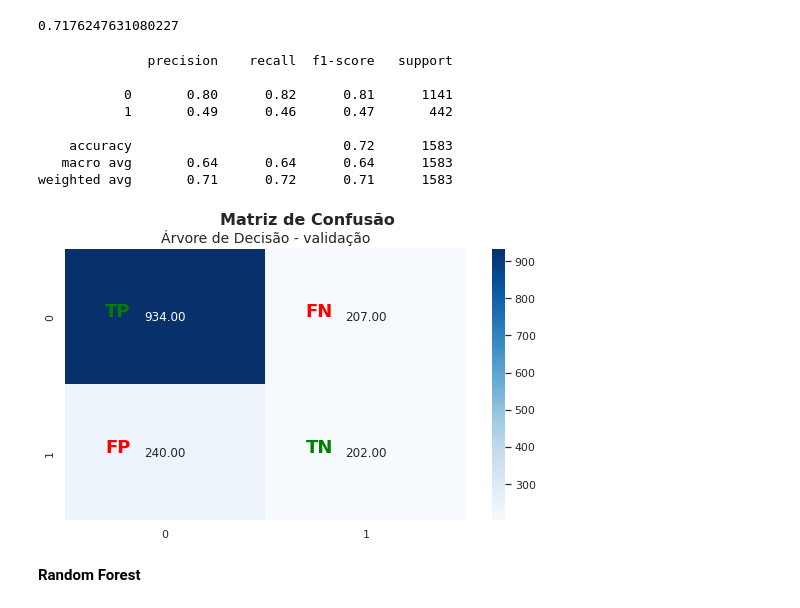
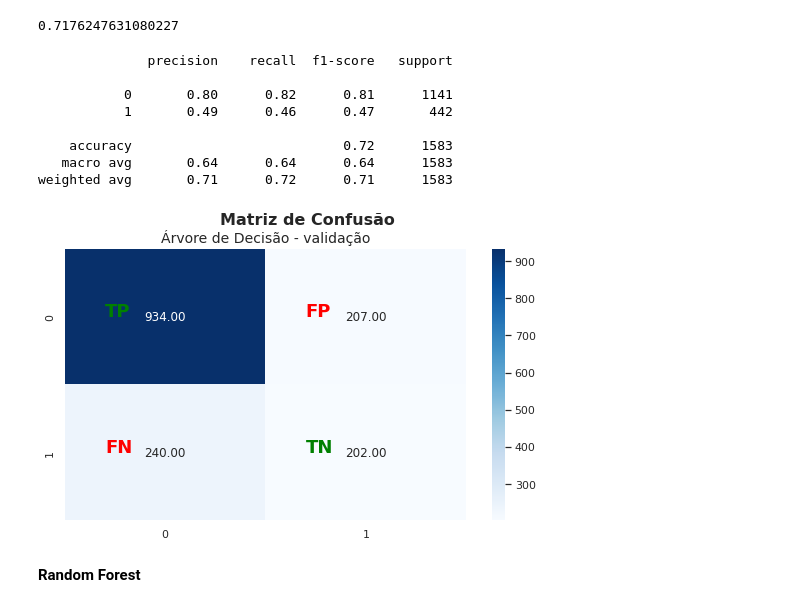
Before and after one commit to FGalvao77/Classificador-de-CHURN, a Jupyter notebook: Classificador_de_Churn.ipynb, the cells around one changed output. Drawn from its saved outputs; the diff is of its cells as text; code cells hidden in the pictures.

```diff
--- a/Classificador_de_Churn.ipynb
+++ b/Classificador_de_Churn.ipynb
@@ -521,32 +521,32 @@ accuracy_score(y_val, preds_dectree)
 # %%
 # imprimindo o relatório de classificação dos dados de validação do modelo
 print(classification_report(y_val, preds_dectree))
 
 # visualizando graficamente a matriz de confusão dos dados de validação do modelo
 fig = plt.figure(figsize=[9, 5])
 fig.suptitle('Matriz de Confusão\n', fontsize=16, fontweight='bold')
 
 sns.heatmap(confusion_matrix(y_val, preds_dectree), cmap='Blues', annot=True, fmt='.2f')
 plt.title('Árvore de Decisão - validação', fontsize=14)
 plt.xticks()
 plt.yticks()
 
 plt.annotate('TP', (0.2,0.5), fontsize=18, fontweight='bold', color='green')
-plt.annotate('FN', (1.2,0.5), fontsize=18, fontweight='bold', color='red')
-plt.annotate('FP', (0.2,1.5), fontsize=18, fontweight='bold', color='red')
+plt.annotate('FP', (1.2,0.5), fontsize=18, fontweight='bold', color='red')
+plt.annotate('FN', (0.2,1.5), fontsize=18, fontweight='bold', color='red')
 plt.annotate('TN', (1.2,1.5), fontsize=18, fontweight='bold', color='green')
 
 plt.show();
 # %% [output]
               precision    recall  f1-score   support
 
            0       0.80      0.82      0.81      1141
            1       0.49      0.46      0.47       442
 
     accuracy                           0.72      1583
    macro avg       0.64      0.64      0.64      1583
 weighted avg       0.71      0.72      0.71      1583
-[figure, old version]
+[figure, new version]
 # %% [markdown]
 **Random Forest**
 # %%
```
Also changed, not shown: parts of 3 cells of this notebook.
